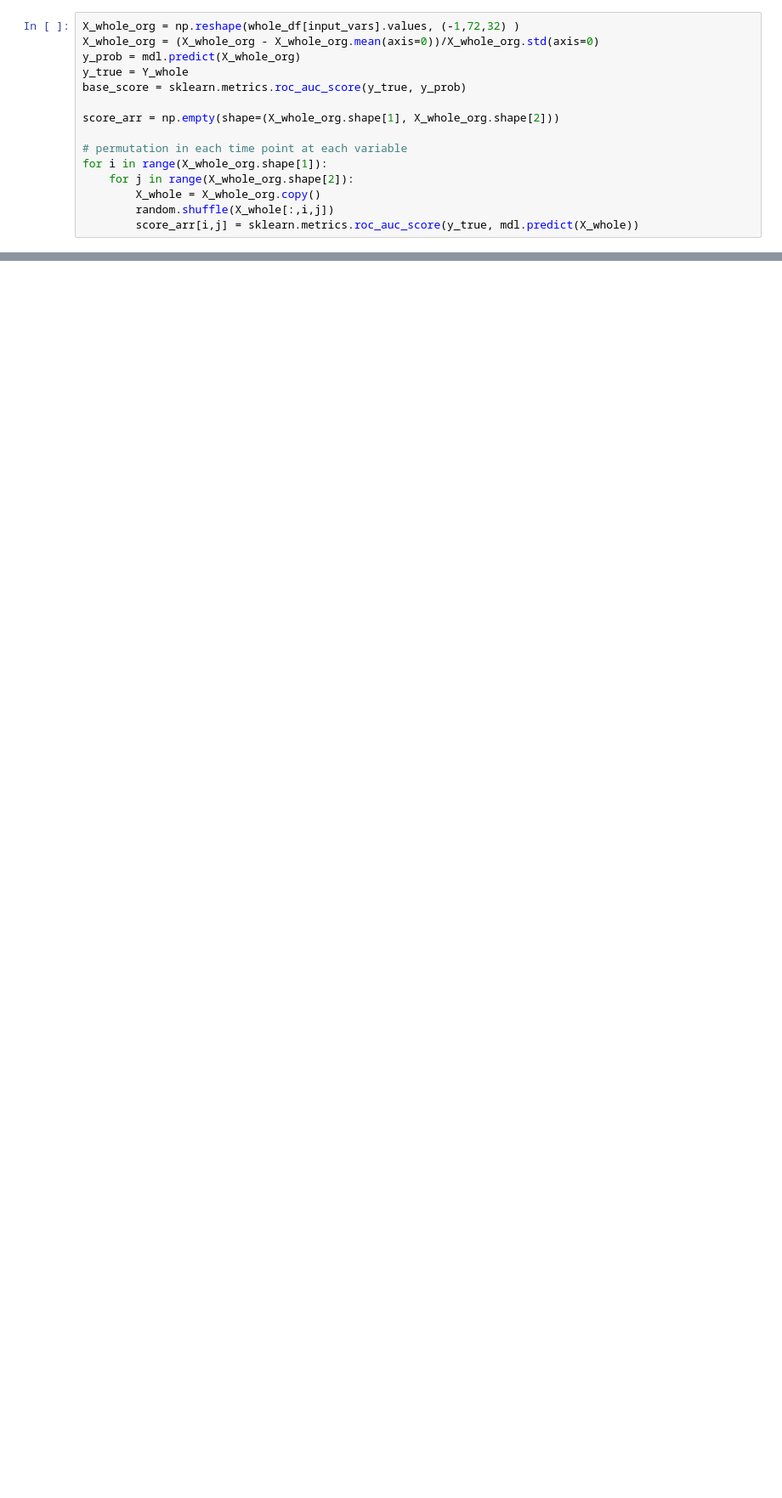
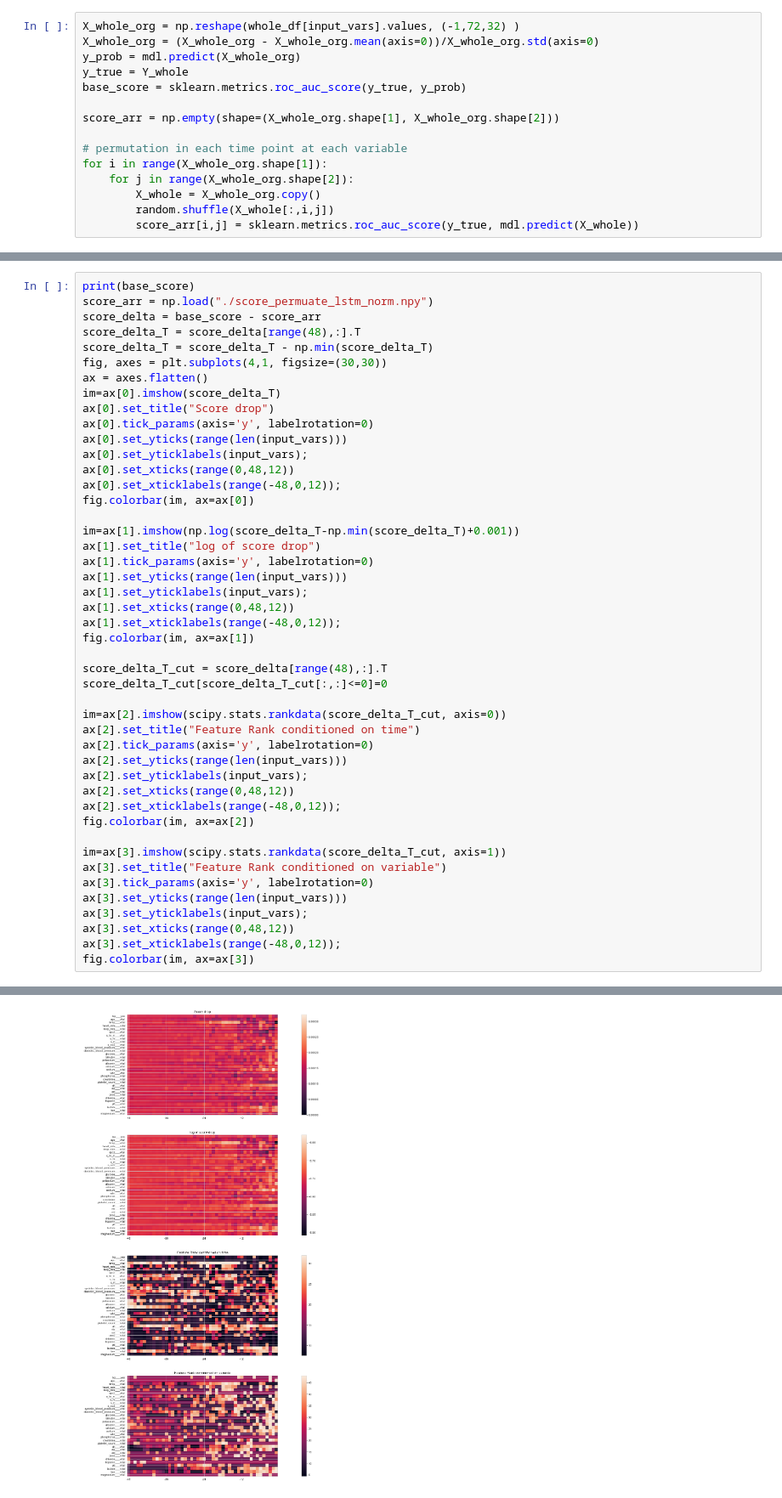
Before and after one commit to JiaxingQiu/FAIRStream, a Jupyter notebook: FAIRStream/tutorial_case6.ipynb, the cells around one changed output, grey strips where cells are left out. Shown at 85% size. Saved outputs shown, nothing was run; the diff lists cells and outputs as text; blank space fills up the shorter version.

Commit message:
zoom in the standardized heatmap

```diff
--- a/FAIRStream/tutorial_case6.ipynb
+++ b/FAIRStream/tutorial_case6.ipynb
@@ -571,3 +571,50 @@ fig.colorbar(im, ax=ax[3])
 0.9427445516886955
 <matplotlib.colorbar.Colorbar at 0x...>
 [figure]
+# %%
+print(base_score)
+score_arr = np.load("./score_permuate_lstm_norm.npy")
+score_delta = base_score - score_arr
+score_delta_T = score_delta[range(48),:].T
+score_delta_T = score_delta_T - np.min(score_delta_T)
+fig, axes = plt.subplots(4,1, figsize=(30,30))
+ax = axes.flatten()
+im=ax[0].imshow(score_delta_T)
+ax[0].set_title("Score drop")
+ax[0].tick_params(axis='y', labelrotation=0)
+ax[0].set_yticks(range(len(input_vars)))
+ax[0].set_yticklabels(input_vars);
+ax[0].set_xticks(range(0,48,12))
+ax[0].set_xticklabels(range(-48,0,12));
+fig.colorbar(im, ax=ax[0])
+
+im=ax[1].imshow(np.log(score_delta_T-np.min(score_delta_T)+0.001))
+ax[1].set_title("log of score drop")
+ax[1].tick_params(axis='y', labelrotation=0)
+ax[1].set_yticks(range(len(input_vars)))
+ax[1].set_yticklabels(input_vars);
+ax[1].set_xticks(range(0,48,12))
+ax[1].set_xticklabels(range(-48,0,12));
+fig.colorbar(im, ax=ax[1])
+
+score_delta_T_cut = score_delta[range(48),:].T
+score_delta_T_cut[score_delta_T_cut[:,:]<=0]=0
+
+im=ax[2].imshow(scipy.stats.rankdata(score_delta_T_cut, axis=0))
+ax[2].set_title("Feature Rank conditioned on time")
+ax[2].tick_params(axis='y', labelrotation=0)
+ax[2].set_yticks(range(len(input_vars)))
+ax[2].set_yticklabels(input_vars);
+ax[2].set_xticks(range(0,48,12))
+ax[2].set_xticklabels(range(-48,0,12));
+fig.colorbar(im, ax=ax[2])
+
+im=ax[3].imshow(scipy.stats.rankdata(score_delta_T_cut, axis=1))
+ax[3].set_title("Feature Rank conditioned on variable")
+ax[3].tick_params(axis='y', labelrotation=0)
+ax[3].set_yticks(range(len(input_vars)))
+ax[3].set_yticklabels(input_vars);
+ax[3].set_xticks(range(0,48,12))
+ax[3].set_xticklabels(range(-48,0,12));
+fig.colorbar(im, ax=ax[3])
+# %% [output]
@@ -573,0 +623 @@ fig.colorbar(im, ax=ax[3])
+[figure, added]
```
Also changed, not shown: parts of 1 cell of this notebook.
